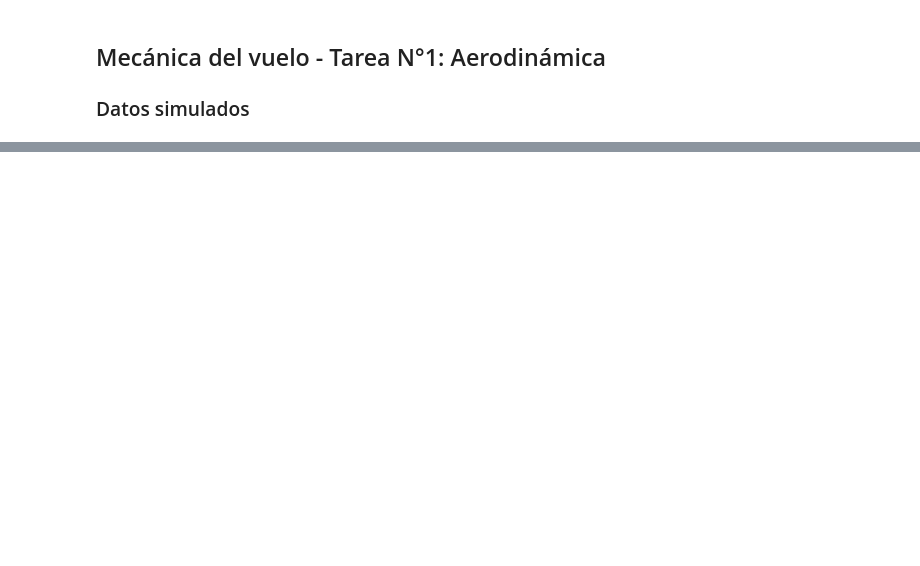
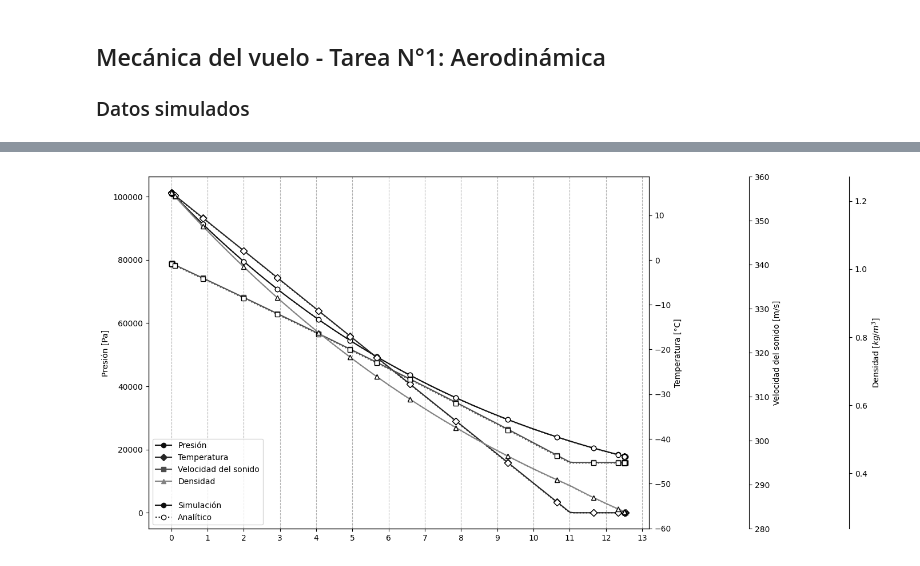
Before and after one commit to otarola-joaquin/Trabajos-varios-8vo-semestre, a Jupyter notebook: Mecánica del Vuelo/Tarea_1/lab1_gráfico.ipynb, the cells around one changed output, grey strips where cells are left out. Cells and saved outputs as stored; diff of their text form; code cells hidden in the pictures; blank space fills up the shorter version.

```diff
--- a/Mecánica del Vuelo/Tarea_1/lab1_gráfico.ipynb
+++ b/Mecánica del Vuelo/Tarea_1/lab1_gráfico.ipynb
@@ -136,0 +210,49 @@ a: 8.71785646945959
+# %%
+import matplotlib.pyplot as plt
+import numpy as np
+
+fig, ax1 = plt.subplots()
+fig.subplots_adjust(right=0.75)
+plt.rcParams['figure.figsize'] = (15,8)
+
+ax2 = ax1.twinx()
+
+ax3 = ax1.twinx()
+ax3.spines.right.set_position(("axes", 1.20))
+
+ax4 = ax1.twinx()
+ax4.spines.right.set_position(("axes", 1.40))
+
+p1, = ax1.plot(altitude, pressure, color='#0F0F0F', label="Presión", marker ="o", markevery=115)
+p2, = ax2.plot(altitude, temperature, color='#262626', label="Temperatura", marker ="D", markevery=115)
+p3, = ax3.plot(altitude, lightspeed, color='#4D4D4D', label="Velocidad del sonido", marker ="s", markevery=115)
+p4, = ax4.plot(altitude, rho, color='#838383', label = 'Densidad', marker ="^", markevery=115)
+
+ax1.set_ylabel("Presión [Pa]")
+ax1.tick_params(axis='y')
+
+ax2.set_ylabel("Temperatura [°C]")
+ax2.tick_params(axis='y')
+
+ax3.set_ylabel("Velocidad del sonido [m/s]")
+ax3.tick_params(axis='y')
+ax3.set_ylim([280,360])
+
+ax4.set_ylabel("Densidad $[kg/m^3]$")
+ax4.tick_params(axis='y')
+
+lines = [p1, p2, p3, p4]
+
+p_1, = ax1.plot(altitude, [P(z) for z in altitude], color="#0F0F0F", label="Presión",  linestyle=':', marker='o', markevery=115, markerfacecolor='white', markeredgecolor='black')
+p_2, = ax2.plot(altitude, [T(z) for z in altitude], color='#262626', label="Temperatura",  linestyle=':', marker='D', markevery=115, markerfacecolor='white', markeredgecolor='black')
+p_3, = ax3.plot(altitude, [a(z) for z in altitude], color="#4D4D4D", label="Velocidad del sonido",  linestyle=':', marker='s', markevery=115, markerfacecolor='white', markeredgecolor='black')
+p_4, = ax4.plot(altitude, [rho_air(z) for z in altitude], color="#838383", label = 'Densidad', linestyle=':',  marker='^', markevery=115, markerfacecolor='white', markeredgecolor='black')
+vacío, = ax1.plot([0],[0], label=' ', color='white')
+
+ax1.legend(lines+[vacío]+[p1, p_1], [l.get_label() for l in lines]+[' ', 'Simulación', 'Analítico'], loc="lower left")
+ax1.set_xticks(range(14))
+ax1.grid(linestyle='--', axis='x')
+ax_1.grid(linestyle='--', axis='x')
+plt.show()
+# %% [output]
+[figure, added]
```
Also changed, not shown: parts of 5 cells of this notebook, 1 other file.
